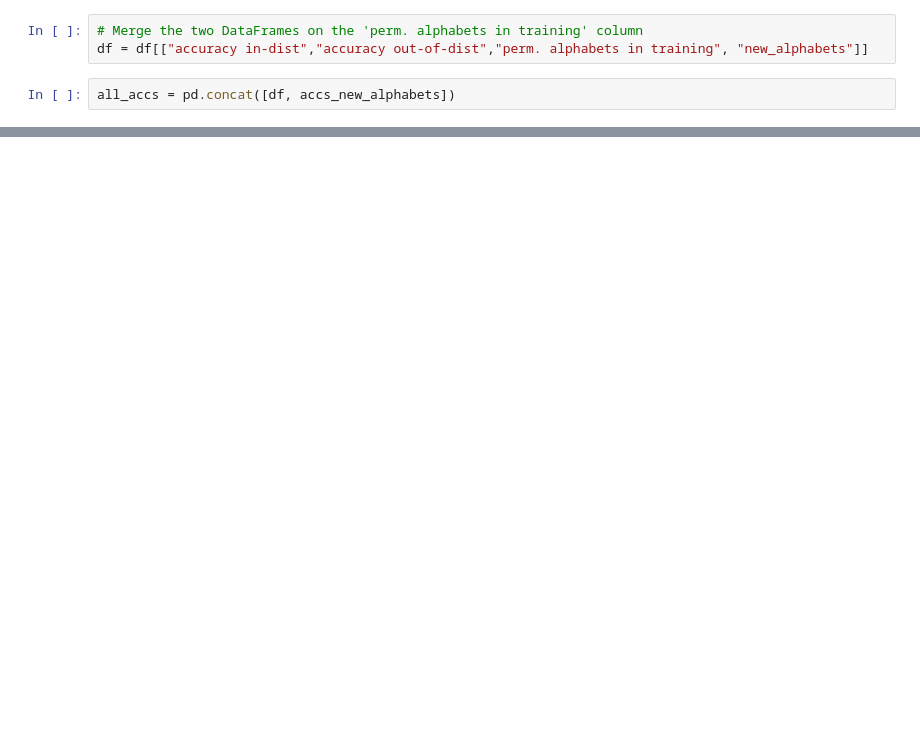
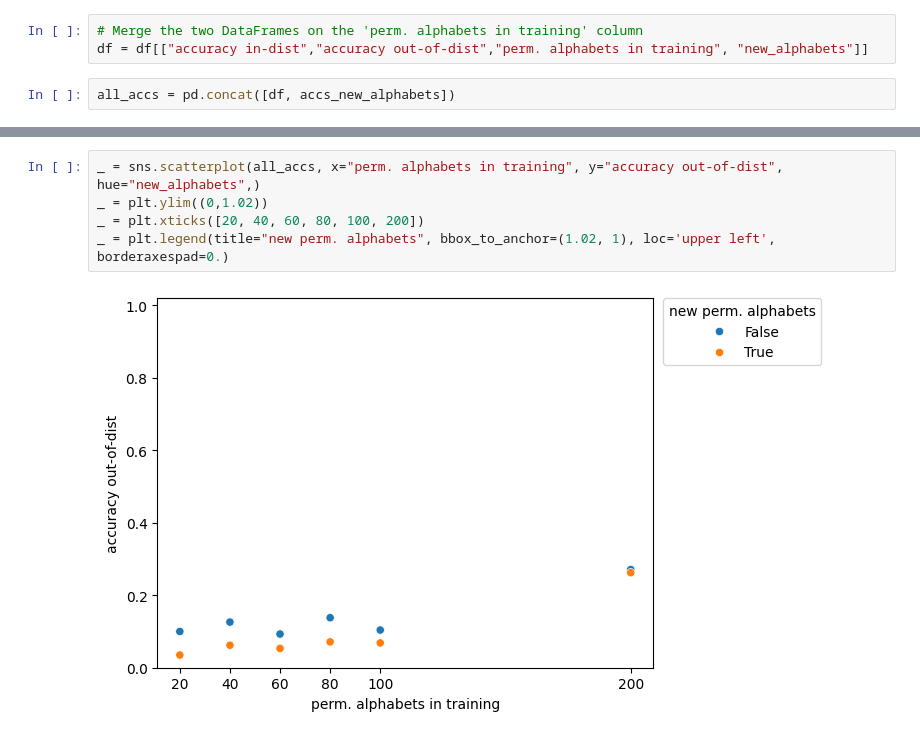
Before and after one commit to philipp-hellwig/MLC-letter-string-analogies, a Jupyter notebook: analyses/num_perm_alphabets.ipynb, the cells around one changed output, grey strips where cells are left out. Drawn from its saved outputs; the diff is of its cells as text; blank space fills up the shorter version.

```diff
--- a/analyses/num_perm_alphabets.ipynb
+++ b/analyses/num_perm_alphabets.ipynb
@@ -107,0 +118,7 @@ _ = plt.title("Training on more permuted alphabets improves cross generalization
+# %%
+_ = sns.scatterplot(all_accs, x="perm. alphabets in training", y="accuracy out-of-dist", hue="new_alphabets",)
+_ = plt.ylim((0,1.02))
+_ = plt.xticks([20, 40, 60, 80, 100, 200])
+_ = plt.legend(title="new perm. alphabets", bbox_to_anchor=(1.02, 1), loc='upper left', borderaxespad=0.)
+# %% [output]
+[figure, added]
```
Also changed, not shown: parts of 10 cells of this notebook, 11 other files.
